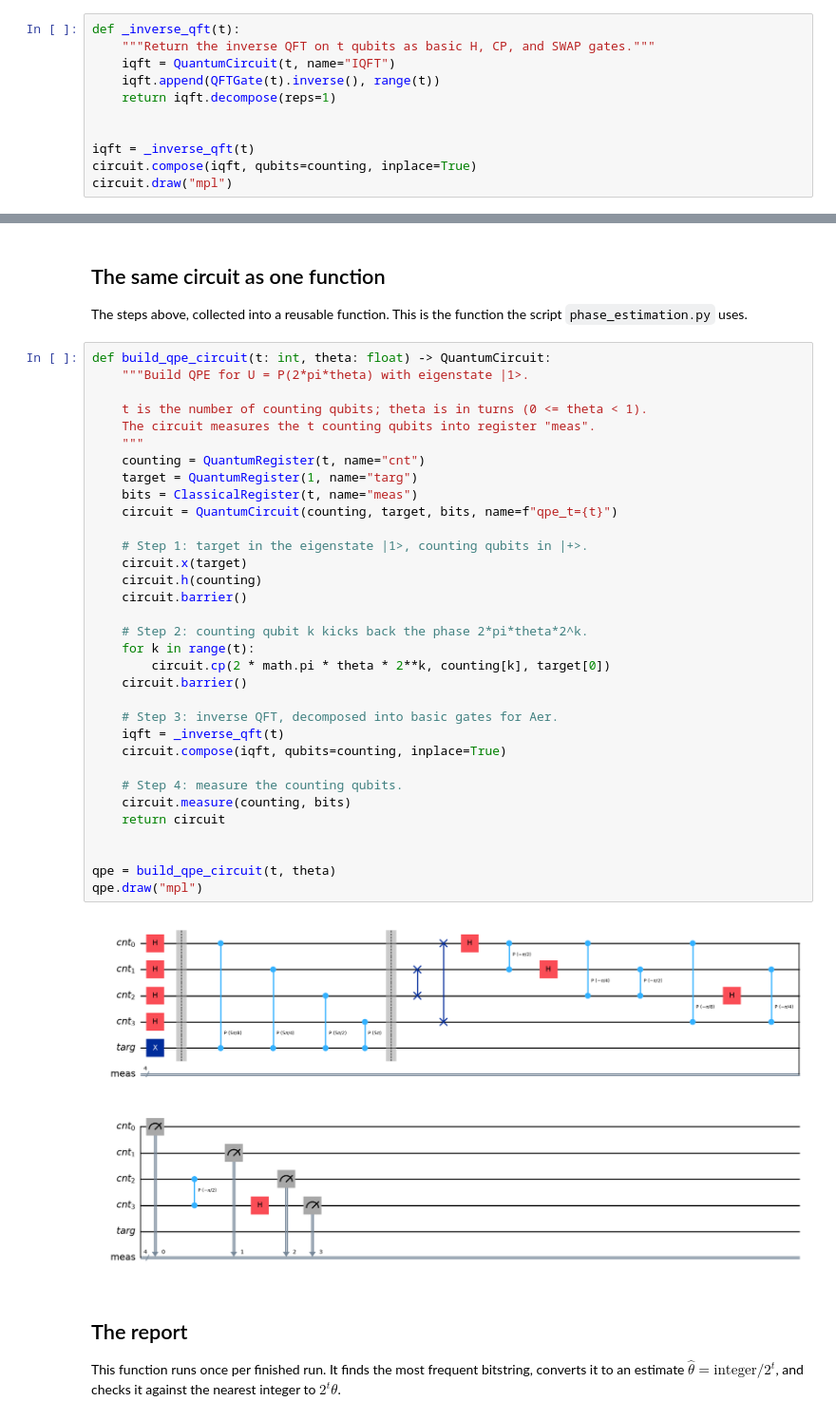
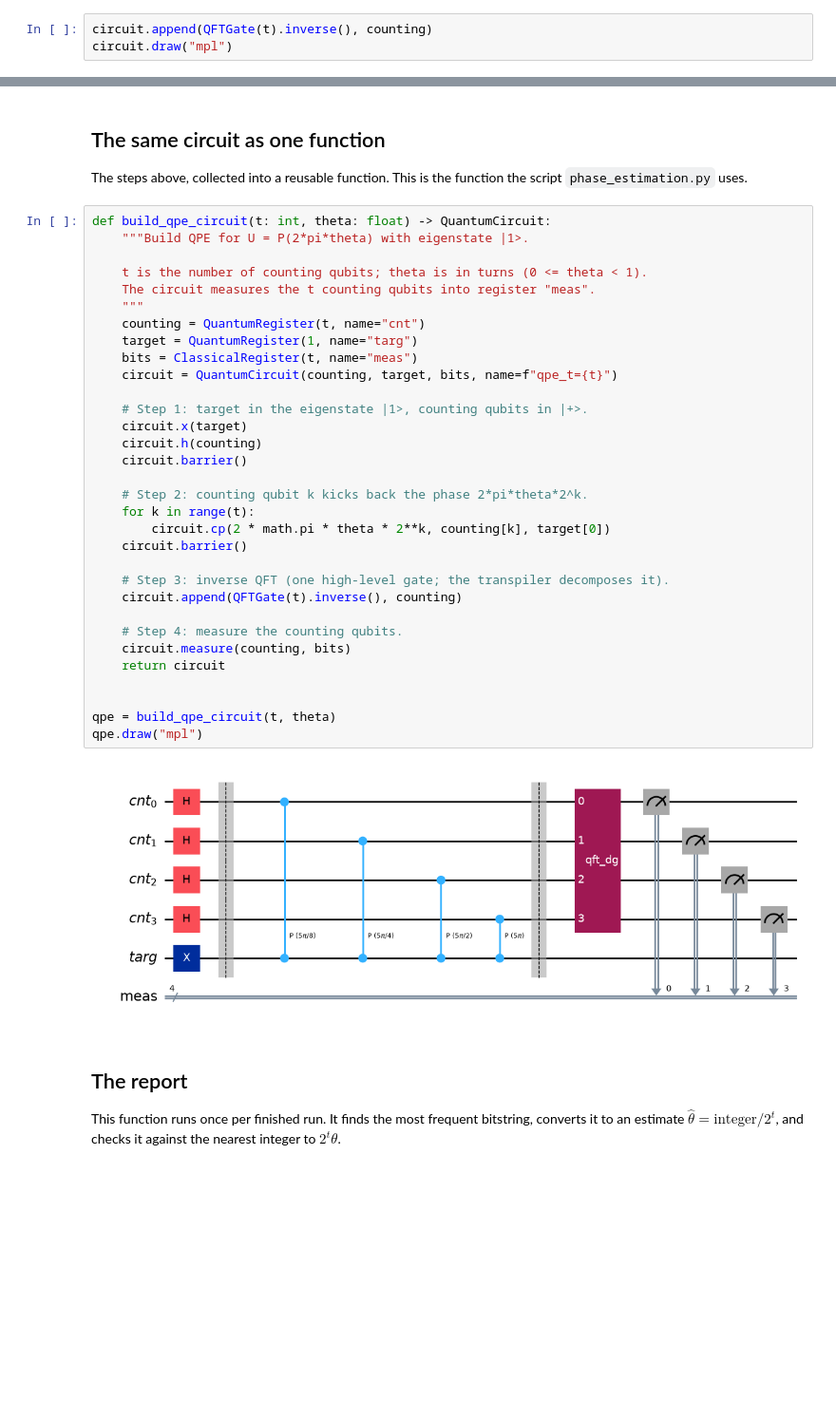
Before and after one commit to bjmcder/designing-quantum-applications, a Jupyter notebook: 02-Assembling/notebooks/phase_estimation.ipynb, the cells around one changed output, grey strips where cells are left out. Shown at 95% size. Drawn from its saved outputs; the diff is of its cells as text; blank space fills up the shorter version.

```diff
--- a/02-Assembling/notebooks/phase_estimation.ipynb
+++ b/02-Assembling/notebooks/phase_estimation.ipynb
@@ -100,12 +102,4 @@ The inverse QFT turns the phase pattern on the counting qubits into the binary d
 # %%
-def _inverse_qft(t):
-    """Return the inverse QFT on t qubits as basic H, CP, and SWAP gates."""
-    iqft = QuantumCircuit(t, name="IQFT")
-    iqft.append(QFTGate(t).inverse(), range(t))
-    return iqft.decompose(reps=1)
-
-
-iqft = _inverse_qft(t)
-circuit.compose(iqft, qubits=counting, inplace=True)
+circuit.append(QFTGate(t).inverse(), counting)
 circuit.draw("mpl")
 # %% [output]
@@ -127,37 +121,36 @@ The steps above, collected into a reusable function. This is the function the sc
 def build_qpe_circuit(t: int, theta: float) -> QuantumCircuit:
     """Build QPE for U = P(2*pi*theta) with eigenstate |1>.
 
     t is the number of counting qubits; theta is in turns (0 <= theta < 1).
     The circuit measures the t counting qubits into register "meas".
     """
     counting = QuantumRegister(t, name="cnt")
     target = QuantumRegister(1, name="targ")
     bits = ClassicalRegister(t, name="meas")
     circuit = QuantumCircuit(counting, target, bits, name=f"qpe_t={t}")
 
     # Step 1: target in the eigenstate |1>, counting qubits in |+>.
     circuit.x(target)
     circuit.h(counting)
     circuit.barrier()
 
     # Step 2: counting qubit k kicks back the phase 2*pi*theta*2^k.
     for k in range(t):
         circuit.cp(2 * math.pi * theta * 2**k, counting[k], target[0])
     circuit.barrier()
 
-    # Step 3: inverse QFT, decomposed into basic gates for Aer.
-    iqft = _inverse_qft(t)
-    circuit.compose(iqft, qubits=counting, inplace=True)
+    # Step 3: inverse QFT (one high-level gate; the transpiler decomposes it).
+    circuit.append(QFTGate(t).inverse(), counting)
 
     # Step 4: measure the counting qubits.
     circuit.measure(counting, bits)
     return circuit
 
 
 qpe = build_qpe_circuit(t, theta)
 qpe.draw("mpl")
 # %% [output]
-[figure, old version]
+[figure, new version]
 # %% [markdown]
 ## The report
 
```
Also changed, not shown: parts of 7 cells of this notebook, 14 other files.
